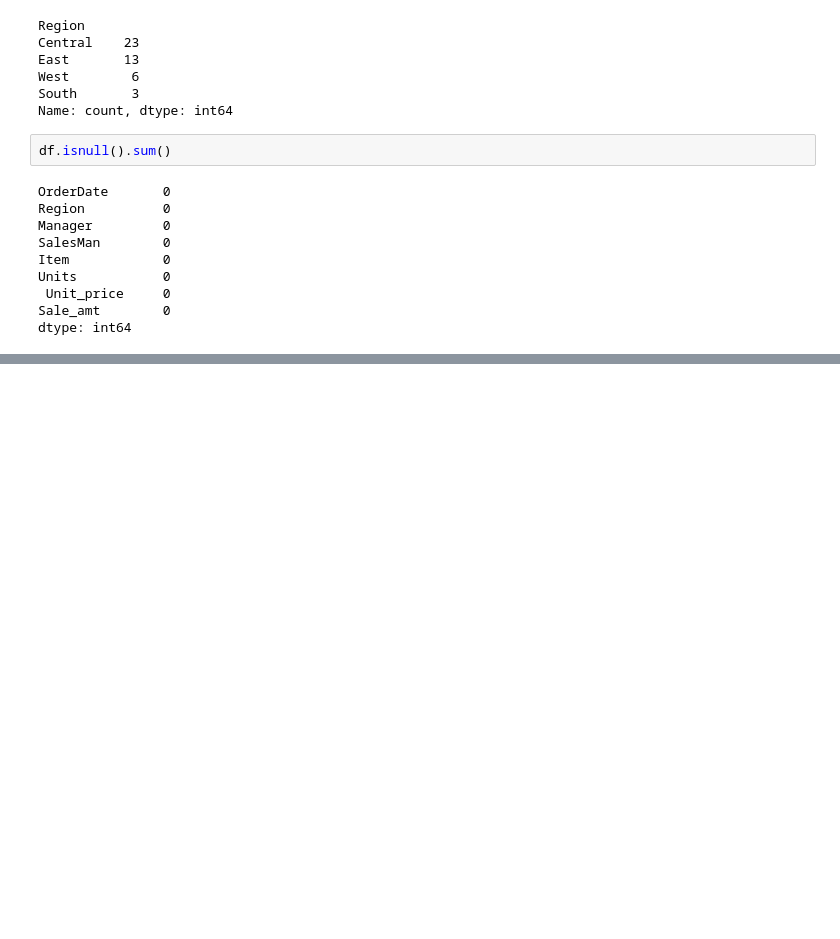
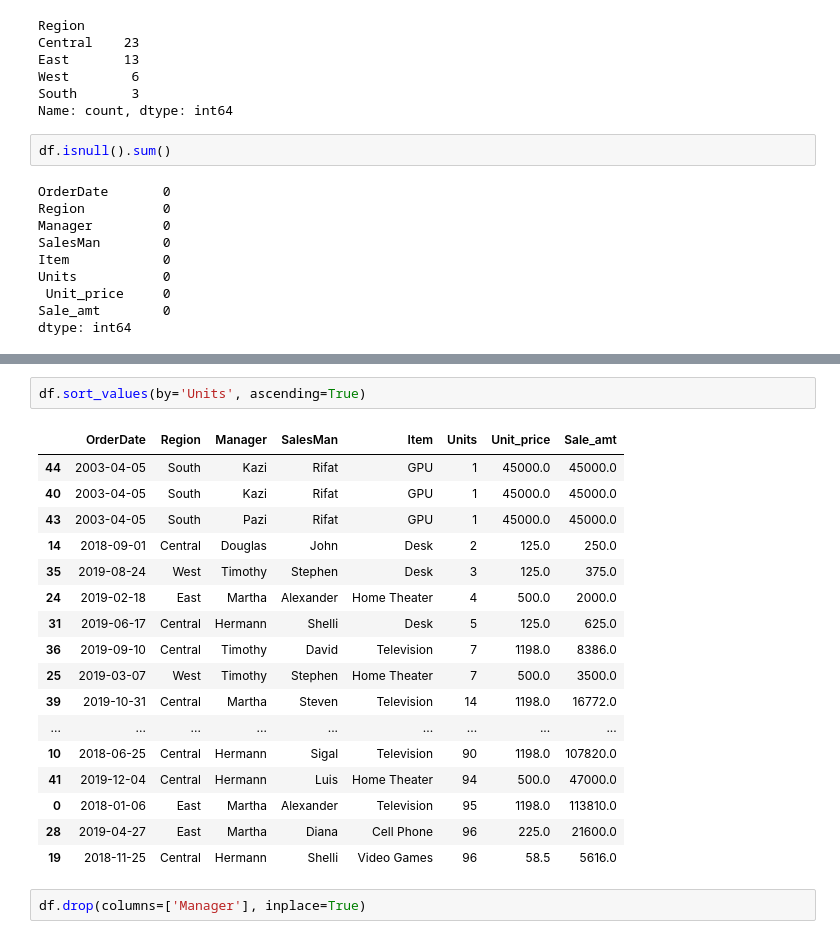
Before and after one commit to KaziRifatMorshed/LearningDataScience, a Jupyter notebook: DataExplorationWithPandas/ExploreSalesData.ipynb, the cells around one changed output, grey strips where cells are left out. Cells and saved outputs as stored; diff of their text form; blank space fills up the shorter version.

Commit message:
Refactor ExploreSalesData notebook to enhance data processing and analysis

```diff
--- a/DataExplorationWithPandas/ExploreSalesData.ipynb
+++ b/DataExplorationWithPandas/ExploreSalesData.ipynb
@@ -82,0 +147,22 @@ dtype: int64
+# %%
+df.sort_values(by='Units', ascending=True)
+# %% [output]
+|  | OrderDate | Region | Manager | SalesMan | Item | Units | Unit_price | Sale_amt |
+| 44 | 2003-04-05 | South | Kazi | Rifat | GPU | 1 | 45000.0 | 45000.0 |
+| 40 | 2003-04-05 | South | Kazi | Rifat | GPU | 1 | 45000.0 | 45000.0 |
+| 43 | 2003-04-05 | South | Pazi | Rifat | GPU | 1 | 45000.0 | 45000.0 |
+| 14 | 2018-09-01 | Central | Douglas | John | Desk | 2 | 125.0 | 250.0 |
+| 35 | 2019-08-24 | West | Timothy | Stephen | Desk | 3 | 125.0 | 375.0 |
+| 24 | 2019-02-18 | East | Martha | Alexander | Home Theater | 4 | 500.0 | 2000.0 |
+| 31 | 2019-06-17 | Central | Hermann | Shelli | Desk | 5 | 125.0 | 625.0 |
+| 36 | 2019-09-10 | Central | Timothy | David | Television | 7 | 1198.0 | 8386.0 |
+| 25 | 2019-03-07 | West | Timothy | Stephen | Home Theater | 7 | 500.0 | 3500.0 |
+| 39 | 2019-10-31 | Central | Martha | Steven | Television | 14 | 1198.0 | 16772.0 |
+| ... | ... | ... | ... | ... | ... | ... | ... | ... |
+| 10 | 2018-06-25 | Central | Hermann | Sigal | Television | 90 | 1198.0 | 107820.0 |
+| 41 | 2019-12-04 | Central | Hermann | Luis | Home Theater | 94 | 500.0 | 47000.0 |
+| 0 | 2018-01-06 | East | Martha | Alexander | Television | 95 | 1198.0 | 113810.0 |
+| 28 | 2019-04-27 | East | Martha | Diana | Cell Phone | 96 | 225.0 | 21600.0 |
+| 19 | 2018-11-25 | Central | Hermann | Shelli | Video Games | 96 | 58.5 | 5616.0 |
+# %%
+df.drop(columns=['Manager'], inplace=True)
```
Also changed, not shown: parts of 11 cells of this notebook.
